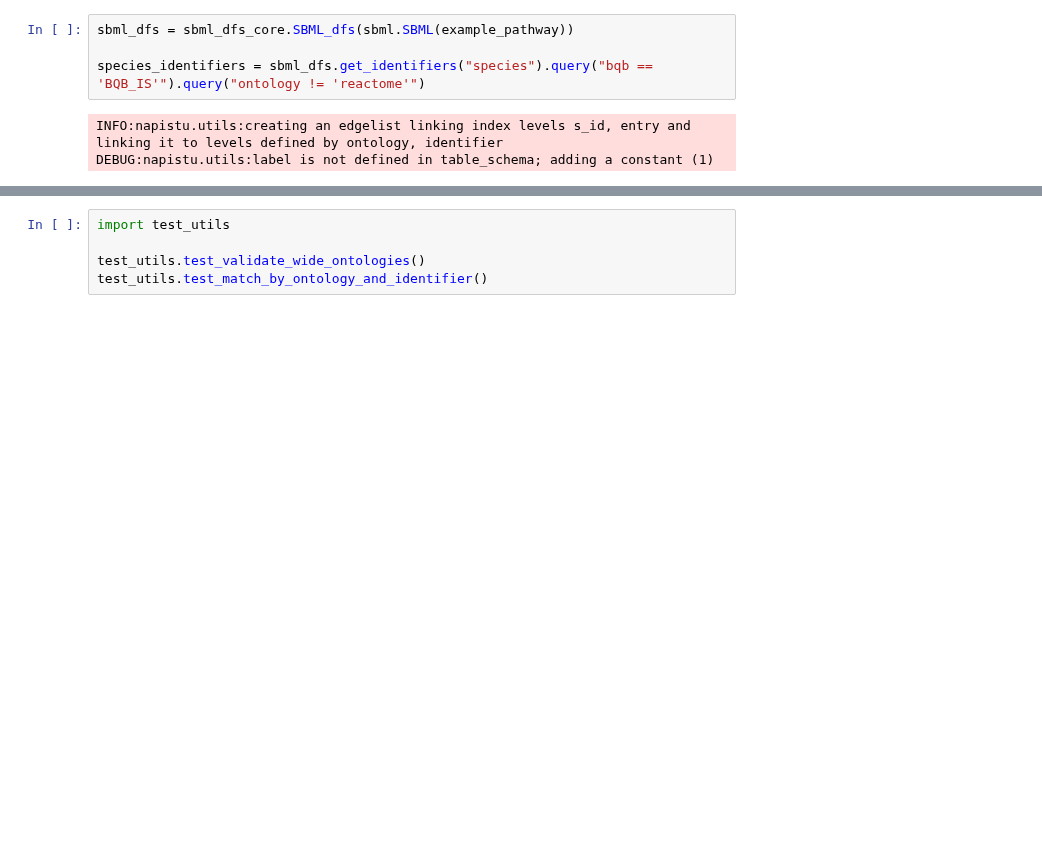
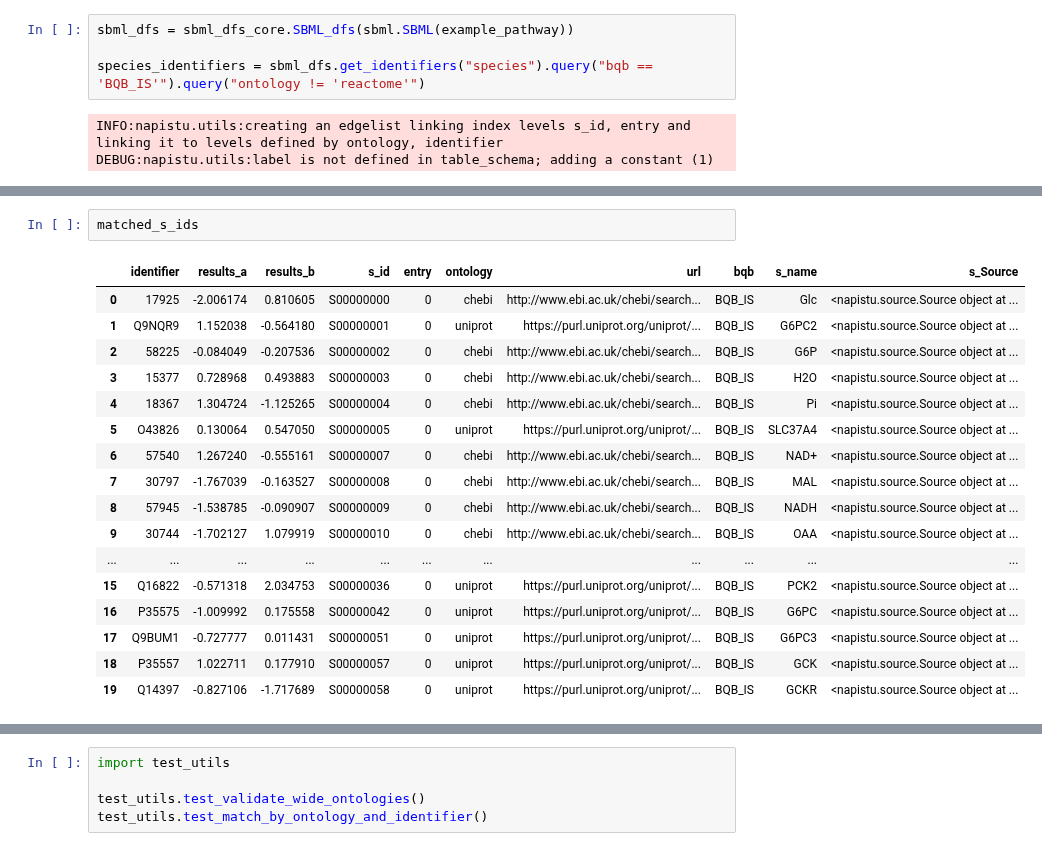
Before and after one commit to napistu/napistu-scrapyard, a Jupyter notebook: scraps/ppr.ipynb, the cells around one changed output, grey strips where cells are left out. Cells and saved outputs as stored; diff of their text form; blank space fills up the shorter version.

```diff
--- a/scraps/ppr.ipynb
+++ b/scraps/ppr.ipynb
@@ -154,0 +203,20 @@ INFO:utils:Found 20 total matches across 2 ontologies
+# %%
+matched_s_ids
+# %% [output]
+|  | identifier | results_a | results_b | s_id | entry | ontology | url | bqb | s_name | s_Source |
+| 0 | 17925 | -2.006174 | 0.810605 | S00000000 | 0 | chebi | http://www.ebi.ac.uk/chebi/search... | BQB_IS | Glc | <napistu.source.Source object at ... |
+| 1 | Q9NQR9 | 1.152038 | -0.564180 | S00000001 | 0 | uniprot | https://purl.uniprot.org/uniprot/... | BQB_IS | G6PC2 | <napistu.source.Source object at ... |
+| 2 | 58225 | -0.084049 | -0.207536 | S00000002 | 0 | chebi | http://www.ebi.ac.uk/chebi/search... | BQB_IS | G6P | <napistu.source.Source object at ... |
+| 3 | 15377 | 0.728968 | 0.493883 | S00000003 | 0 | chebi | http://www.ebi.ac.uk/chebi/search... | BQB_IS | H2O | <napistu.source.Source object at ... |
+| 4 | 18367 | 1.304724 | -1.125265 | S00000004 | 0 | chebi | http://www.ebi.ac.uk/chebi/search... | BQB_IS | Pi | <napistu.source.Source object at ... |
+| 5 | O43826 | 0.130064 | 0.547050 | S00000005 | 0 | uniprot | https://purl.uniprot.org/uniprot/... | BQB_IS | SLC37A4 | <napistu.source.Source object at ... |
+| 6 | 57540 | 1.267240 | -0.555161 | S00000007 | 0 | chebi | http://www.ebi.ac.uk/chebi/search... | BQB_IS | NAD+ | <napistu.source.Source object at ... |
+| 7 | 30797 | -1.767039 | -0.163527 | S00000008 | 0 | chebi | http://www.ebi.ac.uk/chebi/search... | BQB_IS | MAL | <napistu.source.Source object at ... |
+| 8 | 57945 | -1.538785 | -0.090907 | S00000009 | 0 | chebi | http://www.ebi.ac.uk/chebi/search... | BQB_IS | NADH | <napistu.source.Source object at ... |
+| 9 | 30744 | -1.702127 | 1.079919 | S00000010 | 0 | chebi | http://www.ebi.ac.uk/chebi/search... | BQB_IS | OAA | <napistu.source.Source object at ... |
+| ... | ... | ... | ... | ... | ... | ... | ... | ... | ... | ... |
+| 15 | Q16822 | -0.571318 | 2.034753 | S00000036 | 0 | uniprot | https://purl.uniprot.org/uniprot/... | BQB_IS | PCK2 | <napistu.source.Source object at ... |
+| 16 | P35575 | -1.009992 | 0.175558 | S00000042 | 0 | uniprot | https://purl.uniprot.org/uniprot/... | BQB_IS | G6PC | <napistu.source.Source object at ... |
+| 17 | Q9BUM1 | -0.727777 | 0.011431 | S00000051 | 0 | uniprot | https://purl.uniprot.org/uniprot/... | BQB_IS | G6PC3 | <napistu.source.Source object at ... |
+| 18 | P35557 | 1.022711 | 0.177910 | S00000057 | 0 | uniprot | https://purl.uniprot.org/uniprot/... | BQB_IS | GCK | <napistu.source.Source object at ... |
+| 19 | Q14397 | -0.827106 | -1.717689 | S00000058 | 0 | uniprot | https://purl.uniprot.org/uniprot/... | BQB_IS | GCKR | <napistu.source.Source object at ... |
```
Also changed, not shown: parts of 9 cells of this notebook.
